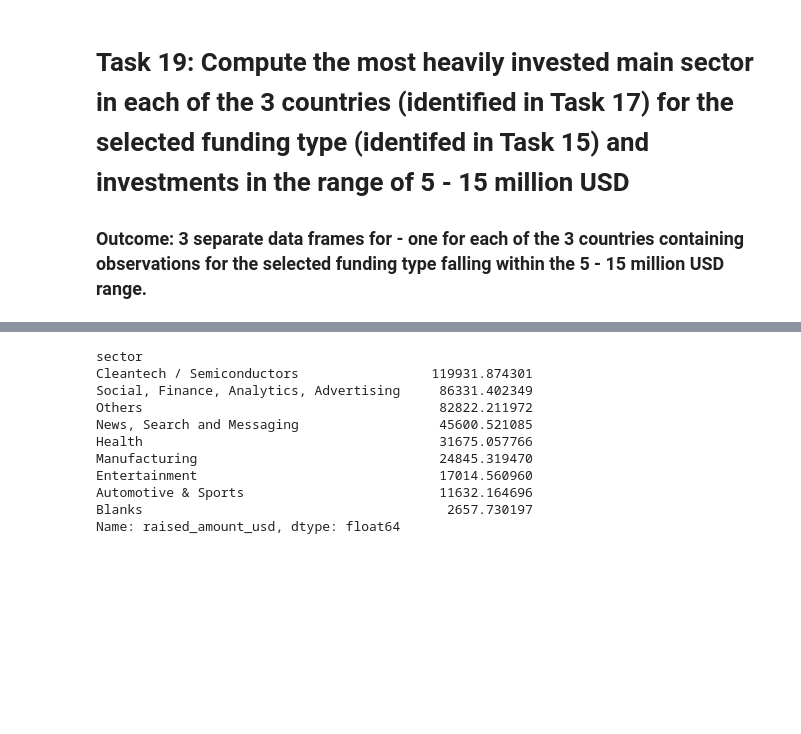
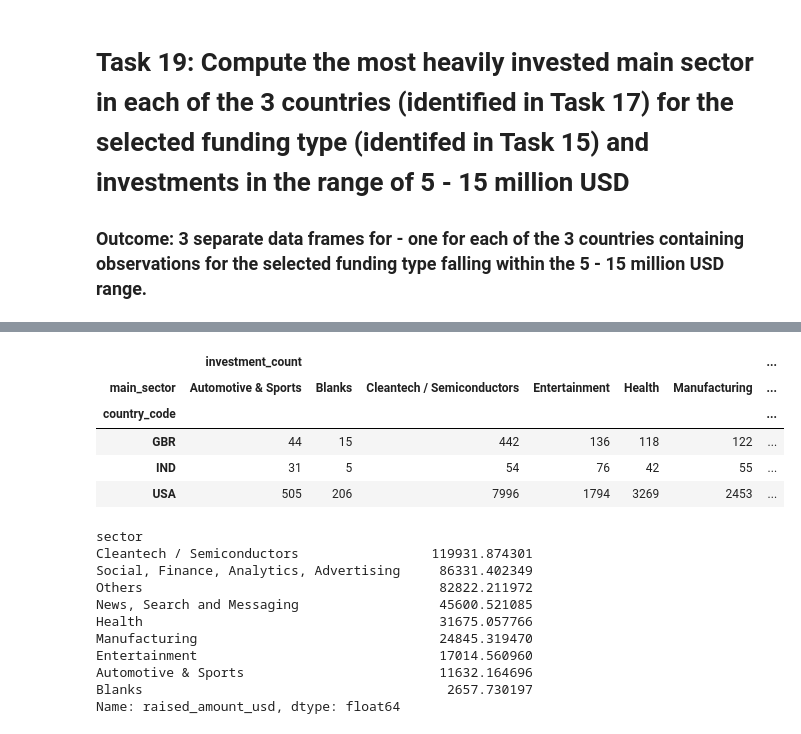
Before and after one commit to Nanditha-G-N/Machine-Learning-Case-Studies, a Jupyter notebook: investment-case-study_SR_AN.ipynb, the cells around one changed output, grey strips where cells are left out. Drawn from its saved outputs; the diff is of its cells as text; code cells hidden in the pictures; blank space fills up the shorter version.

```diff
--- a/investment-case-study_SR_AN.ipynb
+++ b/investment-case-study_SR_AN.ipynb
@@ -439,3 +461,12 @@ master_frame_venture[master_frame_venture.sector.isnull()]
+# %%
+master_frame_venture_grp.pivot(index='country_code', columns='main_sector', values=['investment_count','investment_count'])
+# %% [output]
+|  | investment_count |  |  |  |  |  | ... |
+| main_sector | Automotive & Sports | Blanks | Cleantech / Semiconductors | Entertainment | Health | Manufacturing | ... |
+| country_code |  |  |  |  |  |  | ... |
+| GBR | 44 | 15 | 442 | 136 | 118 | 122 | ... |
+| IND | 31 | 5 | 54 | 76 | 42 | 55 | ... |
+| USA | 505 | 206 | 7996 | 1794 | 3269 | 2453 | ... |
 # %%
 master_frame_USA = master_frame_venture[master_frame_venture['country_code']=='USA']
 master_frame_GBR = master_frame_venture[master_frame_venture['country_code']=='GBR']
```
Also changed, not shown: parts of 13 cells of this notebook.
